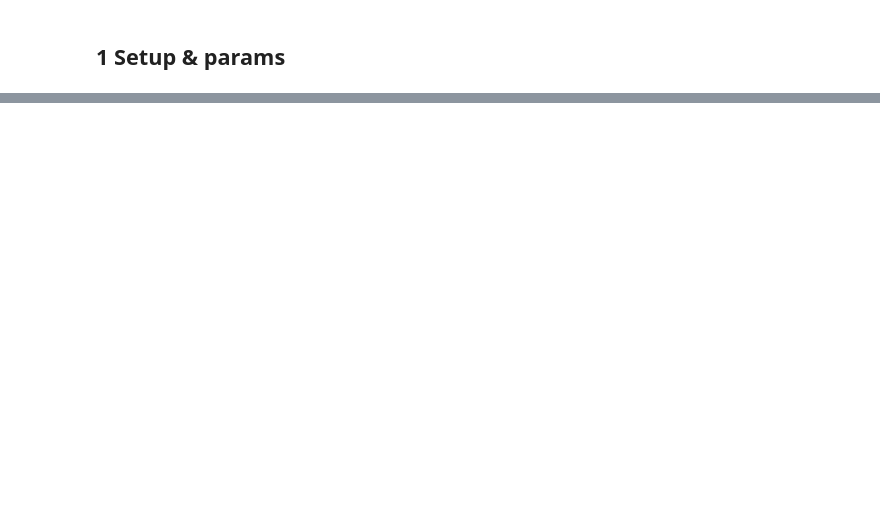
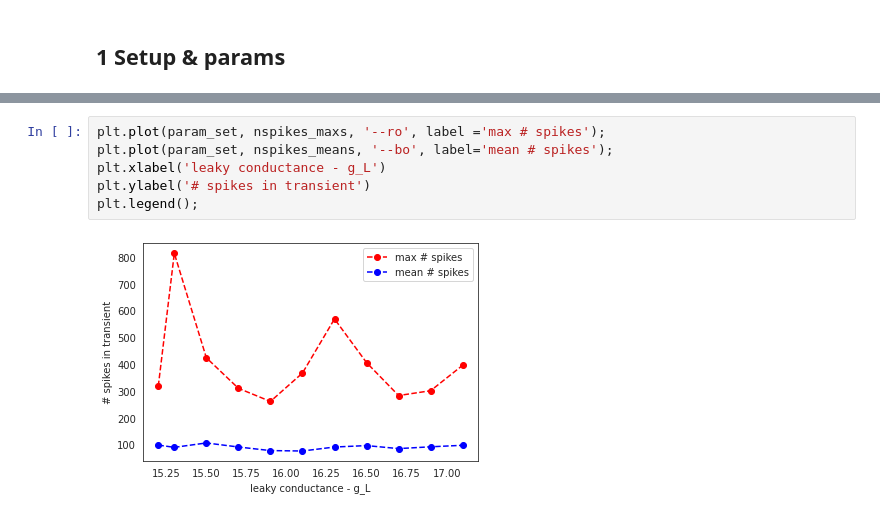
Before and after one commit to daphnecor/Transients, a Jupyter notebook: explore_param_space.ipynb, the cells around one changed output, grey strips where cells are left out. Saved outputs shown, nothing was run; the diff lists cells and outputs as text; blank space fills up the shorter version.

```diff
--- a/explore_param_space.ipynb
+++ b/explore_param_space.ipynb
@@ -208,0 +374,8 @@ for i, pattern in enumerate(patterns):
+# %%
+plt.plot(param_set, nspikes_maxs, '--ro', label ='max # spikes');
+plt.plot(param_set, nspikes_means, '--bo', label='mean # spikes');
+plt.xlabel('leaky conductance - g_L')
+plt.ylabel('# spikes in transient')
+plt.legend();
+# %% [output]
+[figure, added]
```
Also changed, not shown: parts of 31 cells of this notebook.
